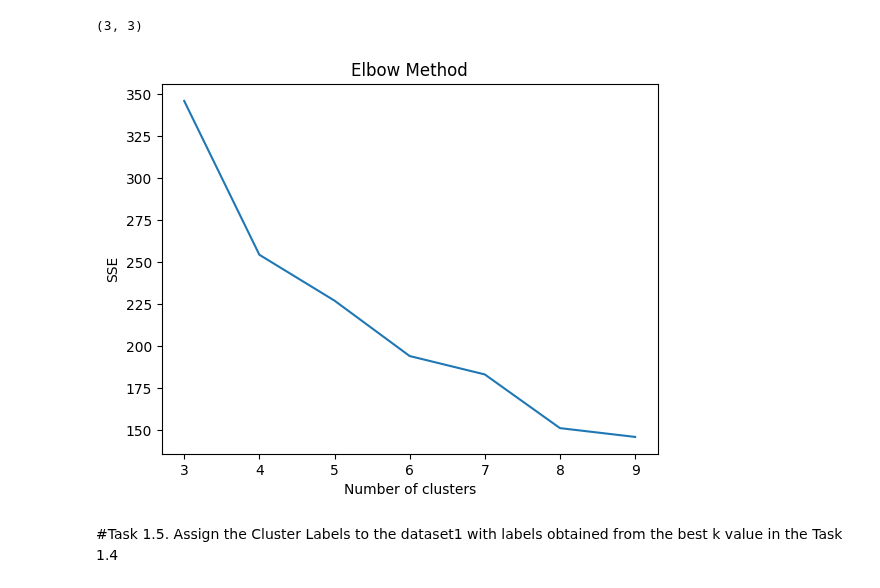
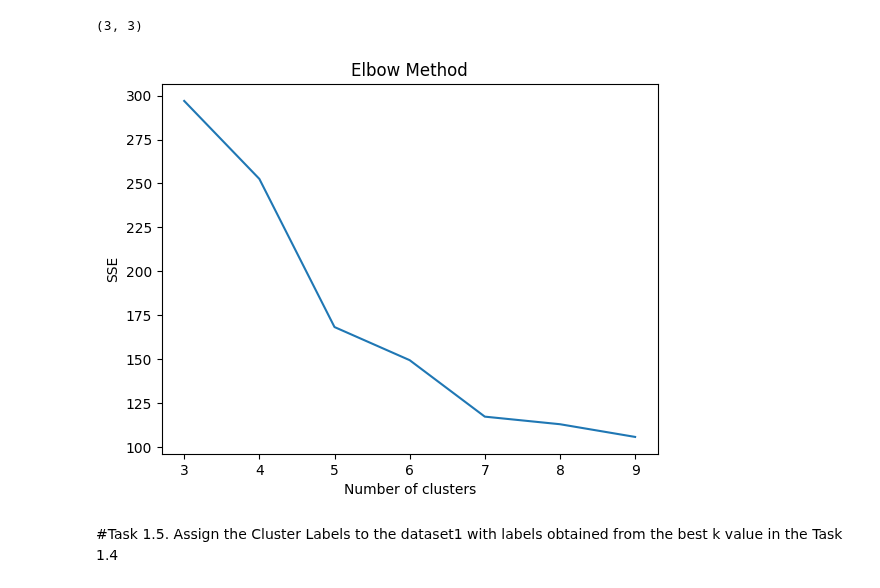
Before and after one commit to PhamTienLoc/Lab_DM, a Jupyter notebook: Lab_9_ClusteringAnalysis_21130429_PhamTienLoc.ipynb, the cells around one changed output. Cells and saved outputs as stored; diff of their text form; code cells hidden in the pictures.

```diff
--- a/Lab_9_ClusteringAnalysis_21130429_PhamTienLoc.ipynb
+++ b/Lab_9_ClusteringAnalysis_21130429_PhamTienLoc.ipynb
@@ -51,10 +51,3 @@ plt.show()
 [figure]
 # %% [markdown]
 #Task 1.3. Apply appropriate preprocessing techniques to the dataset in the Task 1.1 (later used for clustering)
-# %%
-#code
-encoder = LabelEncoder()
-ds1['Gender'] = encoder.fit_transform(ds1['Gender'])
-scaler = StandardScaler()
-ds1[['Age', 'Income', 'Score']] = scaler.fit_transform(ds1[['Age', 'Income', 'Score']])
-ds1
@@ -75,28 +54,31 @@ ds1
+# %%
+#code
+X = ds1[['Age', 'Income', 'Score']]
+scaler = StandardScaler()
+X_scale = scaler.fit_transform(X)
 # %% [markdown]
 #Task 1.4. Apply K-Means algorithm to the dataset obtained in the Task 1.3 with k belonging to the range (3, 10). Then, plot the SSE values for different k values to find the best value of k.
 # %%
 #code
-X = ds1[['Age', 'Income', 'Score']]
-y = ds1['Gender']
-kmeans = KMeans(n_clusters = 3, random_state = 0)
-kmeans.fit(X)
-clusters = kmeans.predict(X)
+kmeans = KMeans(n_clusters = 3, random_state = 42)
+kmeans.fit(X_scale)
+clusters = kmeans.predict(X_scale)
 kmeans.cluster_centers_.shape
 # %% [output]
 (3, 3)
 # %%
 sse = []
 for k in range(3, 10):
  kmeans = KMeans(n_clusters=k, random_state = 0)
- kmeans. fit(ds1)
- sse. append(kmeans. inertia_)
+ kmeans. fit(X_scale)
+ sse. append(kmeans.inertia_)
 
 plt.plot(range(3, 10), sse)
 plt.title('Elbow Method')
 plt.xlabel('Number of clusters')
 plt.ylabel('SSE')
 plt.show()
 # %% [output]
-[figure, old version]
+[figure, new version]
 # %% [markdown]
 #Task 1.5. Assign the Cluster Labels to the dataset1 with labels obtained from the best k value in the Task 1.4
```
Also changed, not shown: parts of 4 cells of this notebook.
